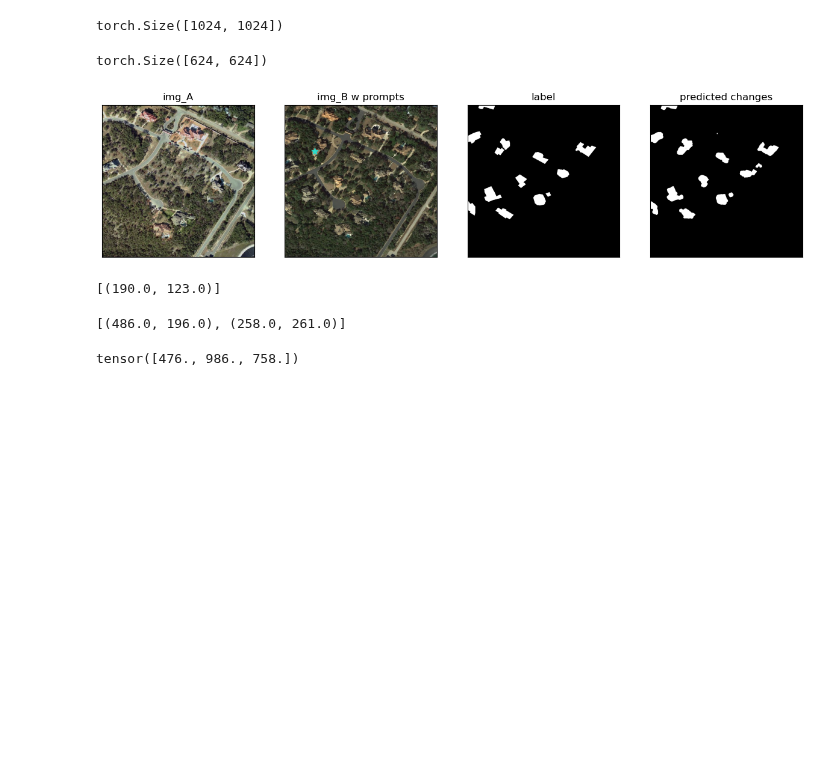
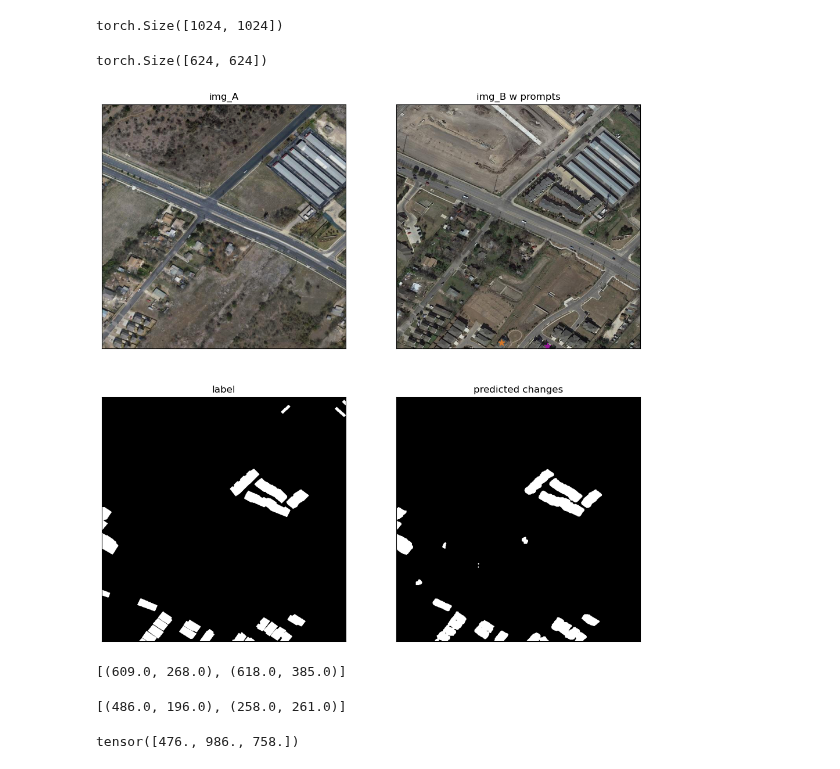
Before and after one commit to brustt/stylo_magique_intership_ign, a Jupyter notebook: notebooks/eval_mp.ipynb, the cells around one changed output. Saved outputs shown, nothing was run; the diff lists cells and outputs as text; code cells hidden in the pictures; blank space fills up the shorter version.

```diff
--- a/notebooks/eval_mp.ipynb
+++ b/notebooks/eval_mp.ipynb
@@ -338,15 +338,16 @@ def evaluate_exp(exp_name, ds_name, batch_size=1, ds_type="test", save_preds=Fal
 # %% [markdown]
 ## Infer
 # %%
+%%time
 ds_name = "levir-cd"
-device = "cuda"
+device = "cpu"
 batch_size = 1
 ds_type = "test"
 save_preds = False
 save_scores=True
 
 fname=None
-fidx=24
+fidx=100
 
 exp_name = "adapter_concat_bce_lrx10-4_shuffle"
 
@@ -366,7 +367,5 @@ batch = next(iter(sub_dl))
 
 module = module.to(device)
 sgmd = nn.Sigmoid()
-
-preds, label = _step(module, batch, device, sgmd)
 # %% [output]
 INIT ADAPTER VIT
@@ -398,44 +405,45 @@ if idx is not None:
     label = label[idx].squeeze(0)[crop[0]:, crop[1]:]
     prompts = prompts[idx].squeeze(0)
 print(masks.shape)
 # shift range for vizu
 #masks = shift_range_values(masks)
 imgs = [img_A, img_B, label, masks]
 names = ["img_A", "img_B w prompts", "label", "predicted changes"]
 
-fig, axs = plt.subplots(ncols=len(imgs), squeeze=False, figsize=(15, 15))
+fig, axs = plt.subplots(nrows=len(imgs)//2, ncols=len(imgs) // 2, squeeze=False, figsize=(12, 12))
+axs = axs.ravel()
 for i, sample in enumerate(zip(imgs, names)):
     img, name = sample
     if name.startswith("im"):
         img = to_numpy(img, transpose=True) / 255
-        axs[0, i].imshow(img)
+        axs[i].imshow(img)
 
     else:
         img = to_numpy(img, transpose=False)
-        axs[0, i].imshow(img > 0.5, cmap="Greys_r")
+        axs[i].imshow(img > 0.5, cmap="Greys_r")
 
-    axs[0, i].set(xticklabels=[], yticklabels=[], xticks=[], yticks=[])
-    axs[0, i].set_title(name)
+    axs[i].set(xticklabels=[], yticklabels=[], xticks=[], yticks=[])
+    axs[i].set_title(name)
     if name == "img_B w prompts":
         if prompts.shape[0] < 100:  # prevent showing grid
             # work around crop
             ptss_x = (prompts[:, 0] - crop[1]).numpy()
             ptss_y = (prompts[:, 1] - crop[0]).numpy()
             ptss = list(zip(ptss_y, ptss_x))
             ptss = [pt for pt in ptss if (pt[0] > 0) and (pt[1] > 0)]
             colors = [
                 np.random.choice(range(256), size=3) / 255
                 for _ in range(len(ptss))
             ]
             for pt, c in zip(ptss, colors):
-                axs[0, i].scatter(*pt[::-1], color=c, marker="*", s=60)
+                axs[i].scatter(*pt[::-1], color=c, marker="*", s=60)
 # %% [output]
 torch.Size([624, 624])
-[figure, old version]
+[figure, new version]
 # %%
 ptss
 # %% [output]
-[(190.0, 123.0)]
+[(609.0, 268.0), (618.0, 385.0)]
 # %%
 ptss_x = (prompts[:, 0] - 500).numpy()
 ptss_y = (prompts[:, 1] - 0).numpy()
```
Also changed, not shown: parts of 2 cells of this notebook, 4 other files.
